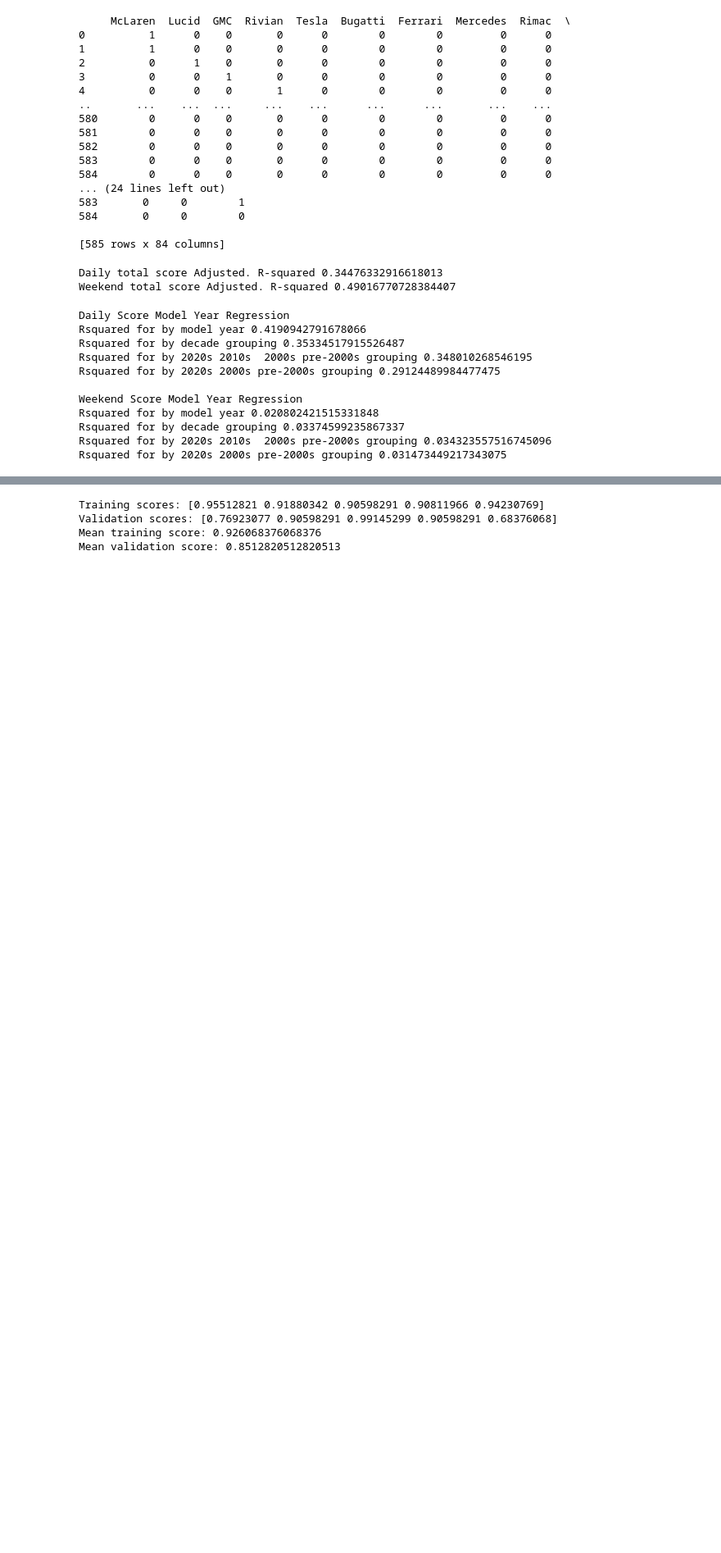
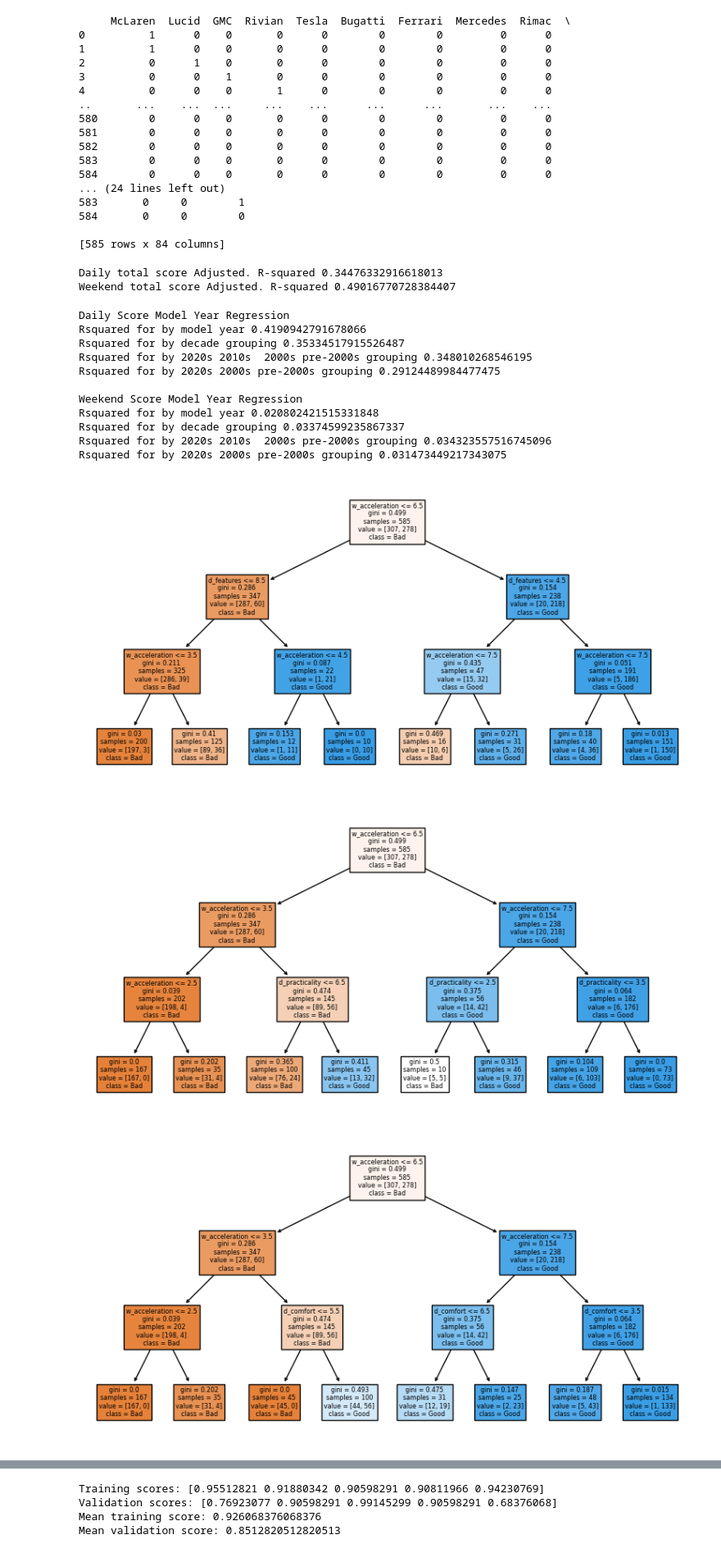
Before and after one commit to zcstarr/dougscore, a Jupyter notebook: dougs.ipynb, the cells around one changed output, grey strips where cells are left out. Shown at 82% size. Drawn from its saved outputs; the diff is of its cells as text; code cells hidden in the pictures; blank space fills up the shorter version.

```diff
--- a/dougs.ipynb
+++ b/dougs.ipynb
@@ -976,6 +969,7 @@ def generate_subplots(total_results_list, filter_criteria, sort_criteria, title_
     fig.update_layout(height=800, showlegend=False)
     fig.show()
 # %%
+# Total Tree Search Results
 daily = ['d_comfort', 'd_practicality', 'd_value', 'd_features', 'd_quality']
 weekend = ['w_acceleration', 'handling', 'w_funfactor', 'w_styling', 'w_cool_factor']
 meta = ['brand', 'film_region', 'film_country', 'vehicle_region','model_year_10','video_link_m']
@@ -1012,12 +1006,12 @@ three_feature_regression_results = []
 
 # Train and plot trees for each subset
 for subset in two_feature_subsets:
-    two_feature_results.append(train_and_plot_tree(df, daily_columns=subset[0], weekend_columns=subset[1], meta_columns=subset[2], criteria=None, quantile=2, tree_depth=5, show_plot=False))
-    two_feature_regression_results.append(train_and_plot_tree_regression(df, daily_columns=subset[0], weekend_columns=subset[1], meta_columns=subset[2], criteria=None, tree_depth=5, show_plot=False))
+    two_feature_results.append(train_and_plot_tree(df, daily_columns=subset[0], weekend_columns=subset[1], meta_columns=subset[2], criteria=None, quantile=2, tree_depth=3, show_plot=False))
+    two_feature_regression_results.append(train_and_plot_tree_regression(df, daily_columns=subset[0], weekend_columns=subset[1], meta_columns=subset[2], criteria=None, tree_depth=3, show_plot=False))
 
 for subset in three_feature_subsets:
-    three_feature_results.append(train_and_plot_tree(df, daily_columns=subset[0], weekend_columns=subset[1], meta_columns=subset[2], criteria=None, quantile=2, tree_depth=5, show_plot=False))
-    three_feature_regression_results.append(train_and_plot_tree_regression(df, daily_columns=subset[0], weekend_columns=subset[1], meta_columns=subset[2], criteria=None, tree_depth=5, show_plot=False))
+    three_feature_results.append(train_and_plot_tree(df, daily_columns=subset[0], weekend_columns=subset[1], meta_columns=subset[2], criteria=None, quantile=2, tree_depth=3, show_plot=False))
+    three_feature_regression_results.append(train_and_plot_tree_regression(df, daily_columns=subset[0], weekend_columns=subset[1], meta_columns=subset[2], criteria=None, tree_depth=3, show_plot=False))
 
 classifier_prefix = "Features with over 90% Accuracy for Doug Score prediction"
 regression_prefix = "MAPE: For features with under 10% error for Doug Score prediction"
@@ -1037,3 +1031,51 @@ def r_filter_criteria(tree_tuple):
 generate_subplots([two_feature_results, three_feature_results], threshold_90, default_criteria, classifier_prefix)
 
 generate_subplots([two_feature_regression_results, three_feature_regression_results], r_filter_criteria, lambda x: - default_criteria(x), regression_prefix)
+# %%
+# Display the Classification Tree for the best model
+# plot our best trees
+def sort_results(total_results_list, filter_criteria, sort_criteria, title_prefix):
+
+    sorted_results =[]
+    for i, total_results in enumerate(total_results_list):
+        total_results_sorted = sorted(total_results, key=sort_criteria, reverse=True)
+        sorted_results.append(total_results_sorted)
+    return sorted_results
+
+def plot_feature_result(feature_result_set):
+    for feature_result in feature_result_set:
+        tree = feature_result[0]
+        columns = feature_result[1]
+        print()
+        columns = [item for sublist in columns for item in sublist]
+        plt.figure(figsize=(10,5))
+        plot_tree(tree, feature_names=columns, class_names=['Bad', 'Good'], filled=True)
+        plt.show()
+
+feature_results= sort_results([two_feature_results, three_feature_regression_results], threshold_90, default_criteria, classifier_prefix)
+# sort_results([two_feature_regression_results, three_feature_regression_results], r_filter_criteria, lambda x: - default_criteria(x), regression_prefix)
+
+for feature_result in feature_results:
+    plot_feature_result(feature_result)
+"""
+print(feature_results[0][0])
+data = feature_results[1][0]
+tree = data[0]
+columns = data[1]
+print(tree)
+# reduce columns into a flat array
+print(columns)
+plt.figure(figsize=(20,10))
+plot_tree(tree, feature_names=columns, class_names=['Bad', 'Good'], filled=True)
+plt.show()
+"""
+# reduce columns into a flat array
+# columns = [item for sublist in columns for item in sublist]
+# columns
+# plt.figure(figsize=(80,40))
+# plot_tree(tree, feature_names=list(columns), class_names=['Good', 'Bad'], filled=True)
+# plt.show()
+# %% [output]
+[figure, added]
+[figure, added]
+[figure, added]
```
Also changed, not shown: parts of 6 cells of this notebook.
